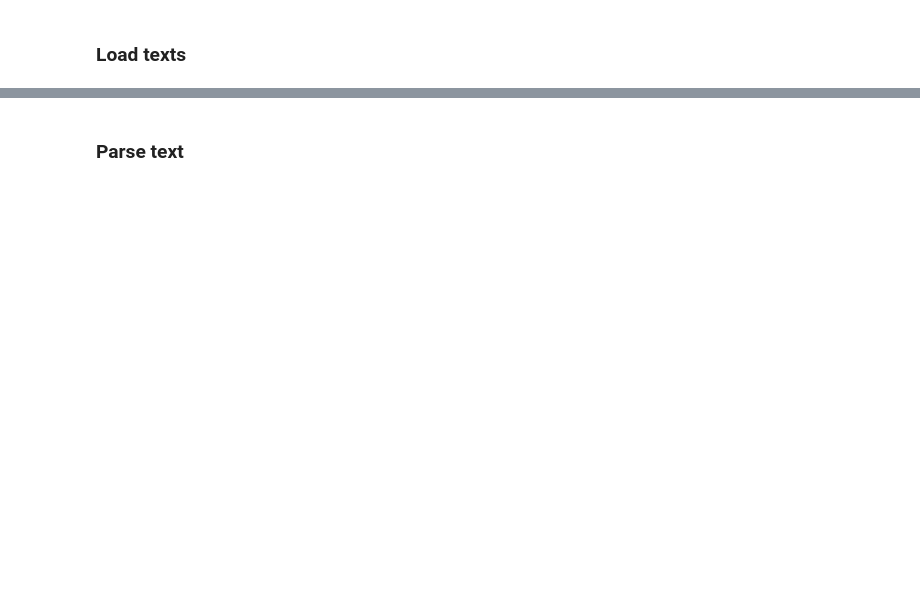
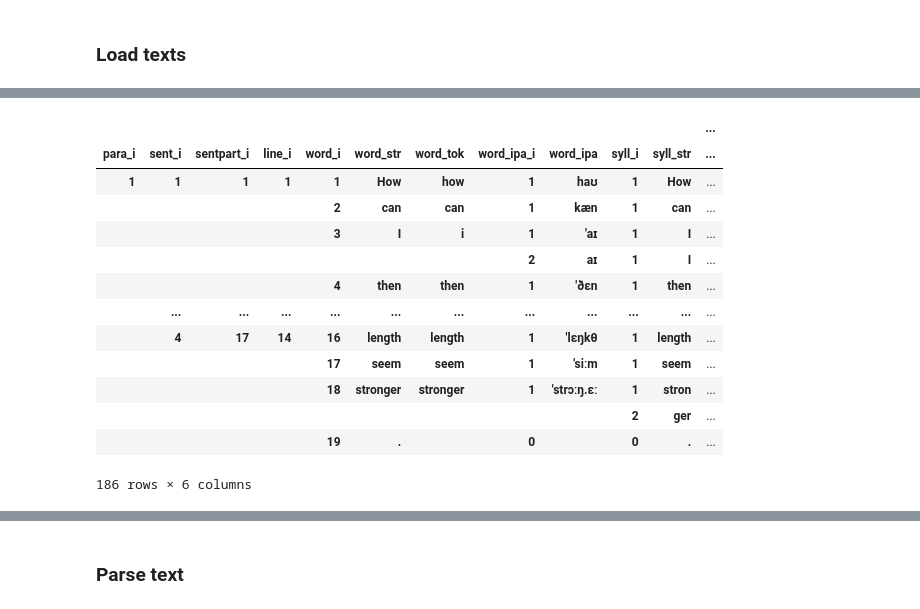
Before and after one commit to quadrismegistus/cadence, a Jupyter notebook: README.ipynb, the cells around one changed output, grey strips where cells are left out. Saved outputs shown, nothing was run; the diff lists cells and outputs as text; code cells hidden in the pictures; blank space fills up the shorter version.

```diff
--- a/README.ipynb
+++ b/README.ipynb
@@ -97,0 +74,18 @@ para.scan()
+# %%
+# Syllabify
+sonnet.sylls()
+# %% [output]
+|  |  |  |  |  |  |  |  |  |  |  | ... |
+| para_i | sent_i | sentpart_i | line_i | word_i | word_str | word_tok | word_ipa_i | word_ipa | syll_i | syll_str | ... |
+| 1 | 1 | 1 | 1 | 1 | How | how | 1 | haʊ | 1 | How | ... |
+|  |  |  |  | 2 | can | can | 1 | kæn | 1 | can | ... |
+|  |  |  |  | 3 | I | i | 1 | 'aɪ | 1 | I | ... |
+|  |  |  |  |  |  |  | 2 | aɪ | 1 | I | ... |
+|  |  |  |  | 4 | then | then | 1 | 'ðɛn | 1 | then | ... |
+|  | ... | ... | ... | ... | ... | ... | ... | ... | ... | ... | ... |
+|  | 4 | 17 | 14 | 16 | length | length | 1 | 'lɛŋkθ | 1 | length | ... |
+|  |  |  |  | 17 | seem | seem | 1 | 'siːm | 1 | seem | ... |
+|  |  |  |  | 18 | stronger | stronger | 1 | 'strɔːŋ.ɛː | 1 | stron | ... |
+|  |  |  |  |  |  |  |  |  | 2 | ger | ... |
+|  |  |  |  | 19 | . |  | 0 |  | 0 | . | ... |
+186 rows × 6 columns
```
Also changed, not shown: parts of 24 cells of this notebook, 10 other files.
